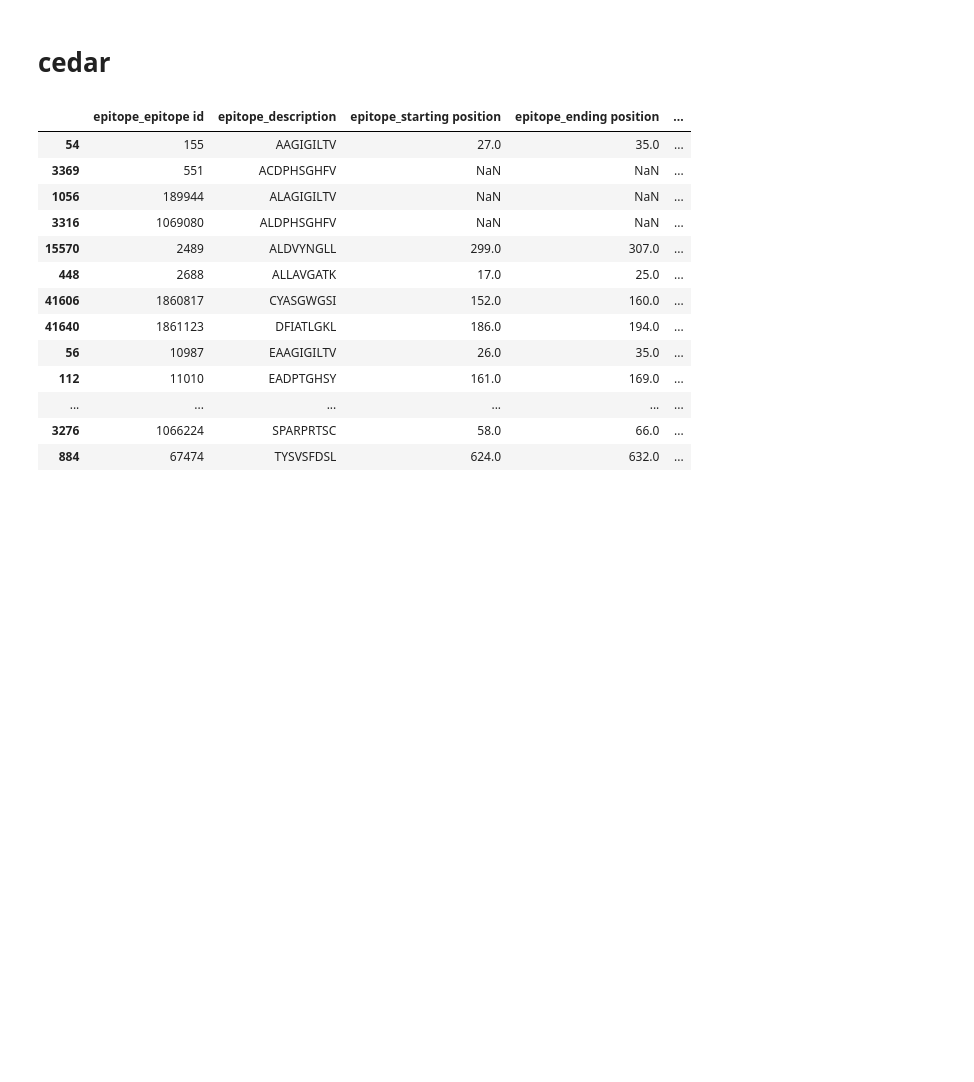
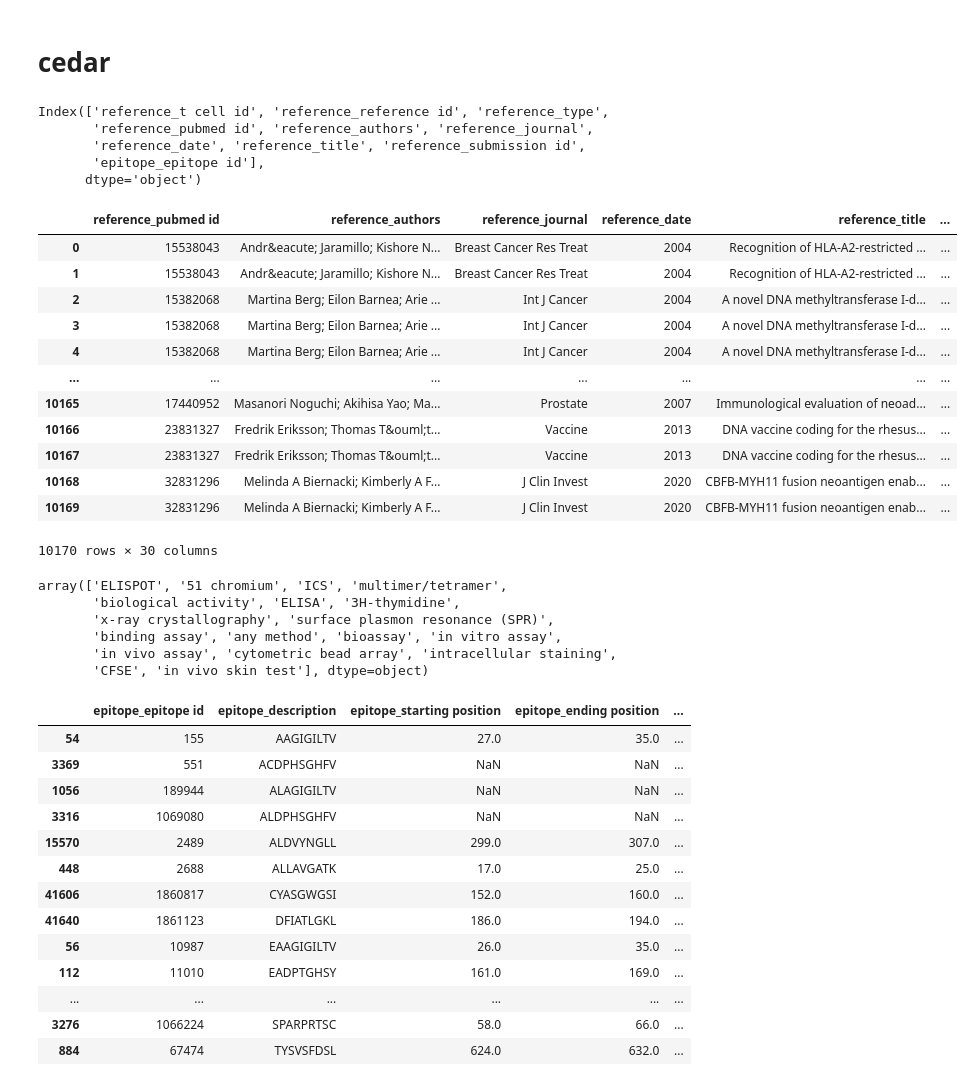
Before and after one commit to richieYT-wan/cedar, a Jupyter notebook: notebook/cedar.ipynb, the cells around one changed output. Saved outputs shown, nothing was run; the diff lists cells and outputs as text; code cells hidden in the pictures; blank space fills up the shorter version.

```diff
--- a/notebook/cedar.ipynb
+++ b/notebook/cedar.ipynb
@@ -153,6 +156,40 @@ def assign_agg_metrics(unique_df, agg_df, common_indices):
     unique_df.loc[common_indices, 'total_count'] = agg['total'].values
     unique_df.loc[common_indices, 'percentage_pos'] = agg['percentage_pos'].values
     return unique_df
+# %%
+df_tc.columns[:10]
+# %% [output]
+Index(['reference_t cell id', 'reference_reference id', 'reference_type',
+       'reference_pubmed id', 'reference_authors', 'reference_journal',
+       'reference_date', 'reference_title', 'reference_submission id',
+       'epitope_epitope id'],
+      dtype='object')
+# %%
+df_tc[['reference_pubmed id', 'reference_authors', 'reference_journal',
+       'reference_date', 'reference_title','epitope_description']+[x for x in df_tc.columns if 'assay' in x]]
+# %% [output]
+|  | reference_pubmed id | reference_authors | reference_journal | reference_date | reference_title | ... |
+| 0 | 15538043 | Andr&eacute; Jaramillo; Kishore N... | Breast Cancer Res Treat | 2004 | Recognition of HLA-A2-restricted ... | ... |
+| 1 | 15538043 | Andr&eacute; Jaramillo; Kishore N... | Breast Cancer Res Treat | 2004 | Recognition of HLA-A2-restricted ... | ... |
+| 2 | 15382068 | Martina Berg; Eilon Barnea; Arie ... | Int J Cancer | 2004 | A novel DNA methyltransferase I-d... | ... |
+| 3 | 15382068 | Martina Berg; Eilon Barnea; Arie ... | Int J Cancer | 2004 | A novel DNA methyltransferase I-d... | ... |
+| 4 | 15382068 | Martina Berg; Eilon Barnea; Arie ... | Int J Cancer | 2004 | A novel DNA methyltransferase I-d... | ... |
+| ... | ... | ... | ... | ... | ... | ... |
+| 10165 | 17440952 | Masanori Noguchi; Akihisa Yao; Ma... | Prostate | 2007 | Immunological evaluation of neoad... | ... |
+| 10166 | 23831327 | Fredrik Eriksson; Thomas T&ouml;t... | Vaccine | 2013 | DNA vaccine coding for the rhesus... | ... |
+| 10167 | 23831327 | Fredrik Eriksson; Thomas T&ouml;t... | Vaccine | 2013 | DNA vaccine coding for the rhesus... | ... |
+| 10168 | 32831296 | Melinda A Biernacki; Kimberly A F... | J Clin Invest | 2020 | CBFB-MYH11 fusion neoantigen enab... | ... |
+| 10169 | 32831296 | Melinda A Biernacki; Kimberly A F... | J Clin Invest | 2020 | CBFB-MYH11 fusion neoantigen enab... | ... |
+10170 rows × 30 columns
+# %%
+df_tc['assay_method/technique'].unique()
+# %% [output]
+array(['ELISPOT', '51 chromium', 'ICS', 'multimer/tetramer',
+       'biological activity', 'ELISA', '3H-thymidine',
+       'x-ray crystallography', 'surface plasmon resonance (SPR)',
+       'binding assay', 'any method', 'bioassay', 'in vitro assay',
+       'in vivo assay', 'cytometric bead array', 'intracellular staining',
+       'CFSE', 'in vivo skin test'], dtype=object)
 # %%
 COLS= ['epitope_epitope id', 'epitope_description', 'epitope_starting position', 'epitope_ending position', 'epitope_antigen name',
        'epitope_parent protein', 'related object_epitope relationship', 'related object_description', 'related object_parent protein',
```
Also changed, not shown: parts of 13 cells of this notebook, 11 other files.
